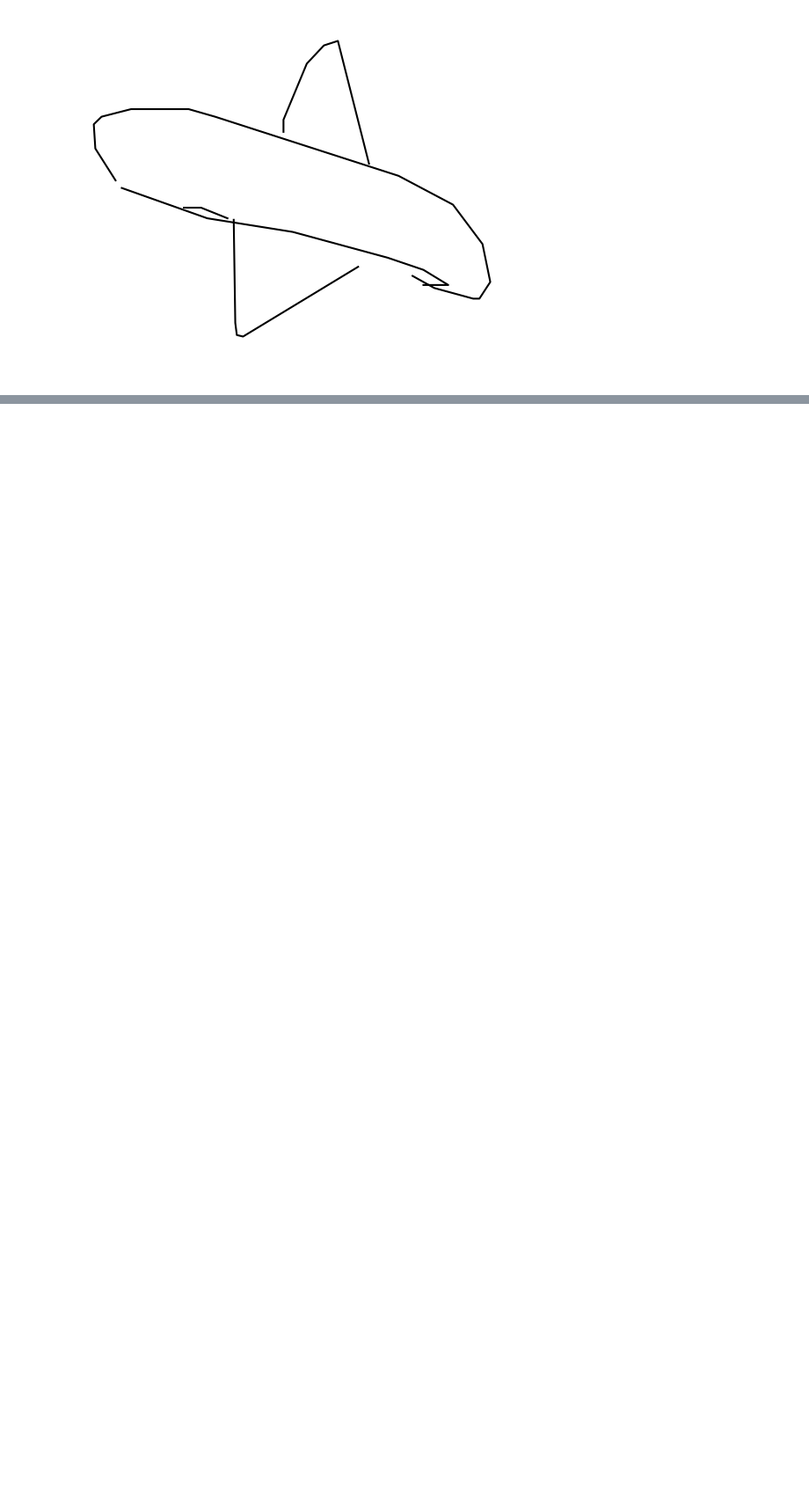
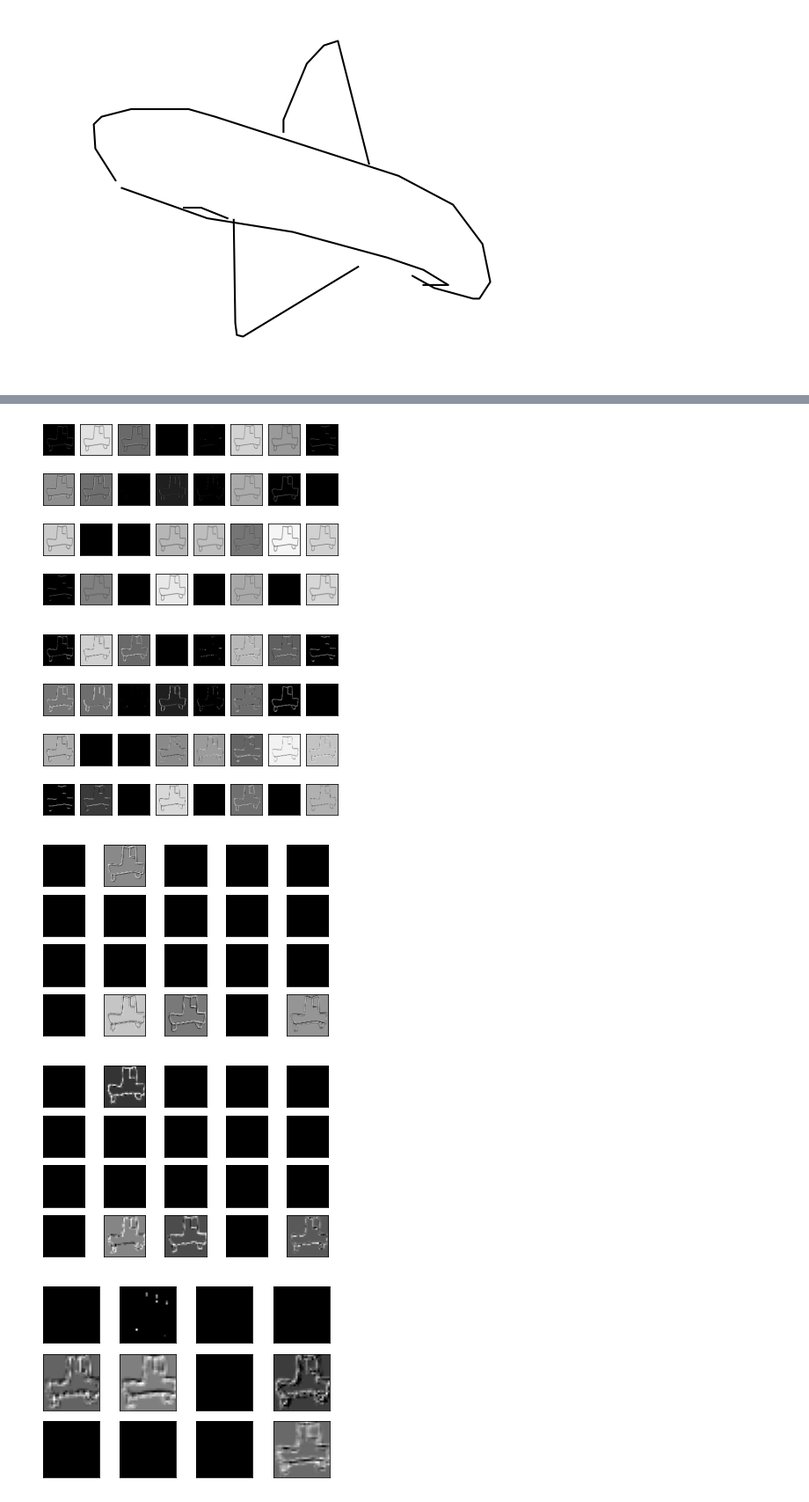
Before and after one commit to Saxamos/car-detector, a Jupyter notebook: modelisation.ipynb, the cells around one changed output, grey strips where cells are left out. Shown at 88% size. Cells and saved outputs as stored; diff of their text form; code cells hidden in the pictures; blank space fills up the shorter version.

```diff
--- a/modelisation.ipynb
+++ b/modelisation.ipynb
@@ -135,0 +178,18 @@ array([[0.8936345]], dtype=float32)
+# %%
+plot_activation(activations[0], 4, 8)
+plot_activation(activations[1], 4, 8)
+plot_activation(activations[2], 4, 5)
+plot_activation(activations[3], 4, 5)
+plot_activation(activations[4], 3, 4)
+plot_activation(activations[5], 3, 4)
+plot_activation(activations[6], 2, 4)
+plot_activation(activations[7], 2, 4)
+plot_neuron(activations[8], 20)  # 288)
+plot_neuron(activations[9], 10)  # 128)
+plot_neuron(activations[10], 1, vmin=0, vmax=1)
+# %% [output]
+[figure, added]
+[figure, added]
+[figure, added]
+[figure, added]
+[figure, added]
```
Also changed, not shown: parts of 7 cells of this notebook, 4 other files.
